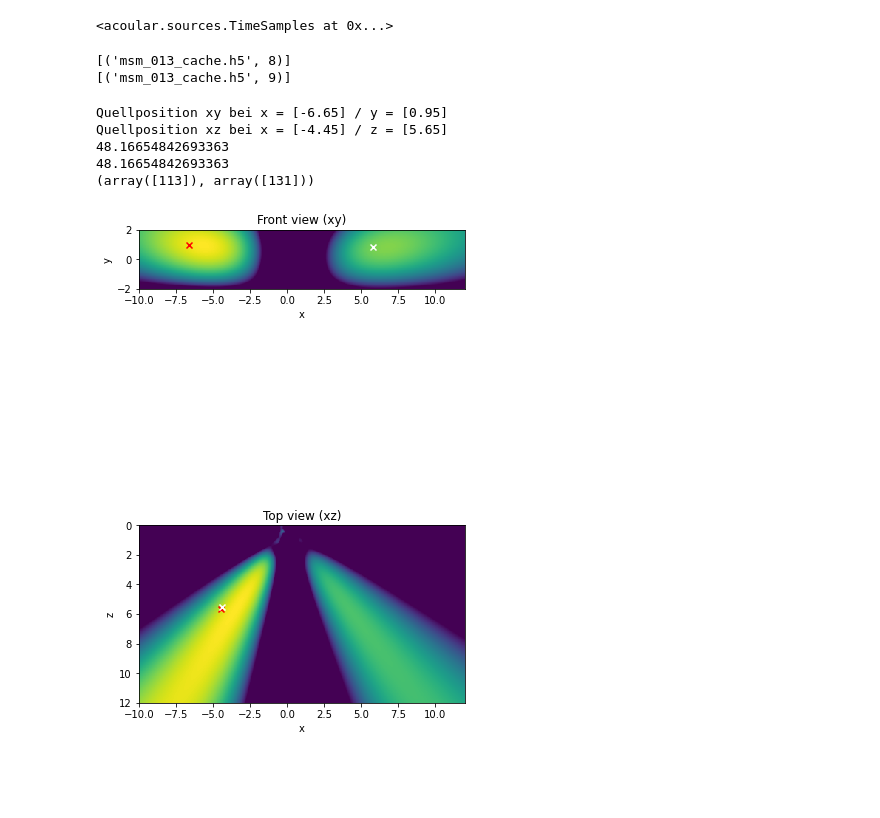
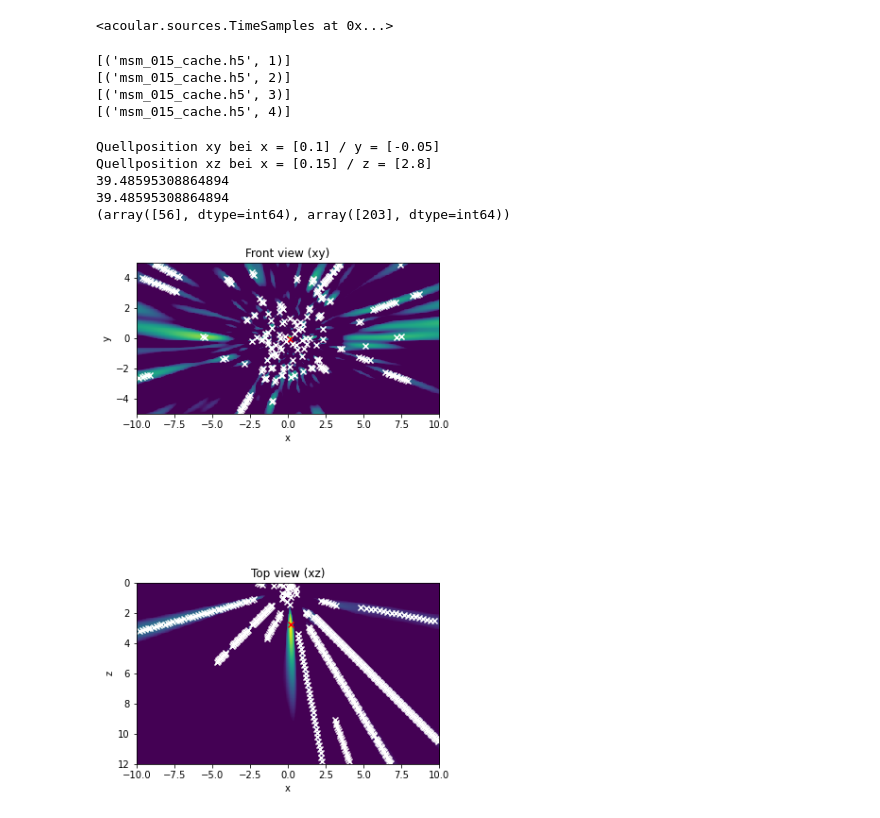
Before and after one commit to AdiBugaddi/MAP_eval, a Jupyter notebook: Auswertungsskript_3D.ipynb, the cells around one changed output. Saved outputs shown, nothing was run; the diff lists cells and outputs as text; code cells hidden in the pictures; blank space fills up the shorter version.

```diff
--- a/Auswertungsskript_3D.ipynb
+++ b/Auswertungsskript_3D.ipynb
@@ -25,7 +25,7 @@ def Rx(theta):
 
 for i in range (64):
     Punkt = [mg.mpos[0][i],mg.mpos[1][i],mg.mpos[2][i]]
-    rot = np.array(Punkt * Rx(np.radians(-45)))
+    rot = np.array(Punkt * Rx(np.radians(-40)))
     #print(rot[0][0])
     mg.mpos[0][i] = rot[0][0]
     mg.mpos[1][i] = rot[0][1]
@@ -76,16 +76,16 @@ ts = acoular.PointSource(signal = sim_signal1,          # Signal der Quelle
 # %%
 #Einlesen der Daten:
 #ts = acoular.TimeSamples( name='Messungen WFS\msm_025.h5' )
-ts = acoular.TimeSamples( name='Messungen_WFS/msm_013.h5' )
+ts = acoular.TimeSamples( name='Messungen WFS/msm_015.h5' )
 ts
 # %% [output]
 <acoular.sources.TimeSamples at 0x...>
 # %%
 
 #Grid erstellen
-rg = acoular.RectGrid3D(x_min=-10, x_max=12,
-                       y_min=-2, y_max=2,
-                       z_min=9, z_max=9,
+rg = acoular.RectGrid3D(x_min=-10, x_max=10,
+                       y_min=-5, y_max=5,
+                       z_min=2, z_max=2,
                        increment=0.05)
 #rg = acoular.RectGrid(x_min=-10, x_max=12,
 #                       y_min=-2, y_max=2,
@@ -102,7 +102,7 @@ st = acoular.SteeringVector( grid=rg,
 #Spectrum erstellen:
 ps = acoular.PowerSpectra( time_data=ts,
                            block_size=512,
-                           freq_range=[1000, 2500],
+                           freq_range=[1000, 5000],
                            window='Hanning' ) # Für bessere Auflösung hier Block_size erhöhen -> höherer Rechnenaufwand, daher jetzt erstmal mit 128
 
 
@@ -112,8 +112,8 @@ bb = acoular.BeamformerBase( freq_data=ps,
                              #Grid erstellen
 
  #=================== TOP VIEW =====================
-rg2 = acoular.RectGrid3D(x_min=-10, x_max=12,
-                       y_min=0.60, y_max=0.60,
+rg2 = acoular.RectGrid3D(x_min=-10, x_max=10,
+                       y_min=0, y_max=0,
                        z_min=0, z_max=12,
                        increment=0.05)
 
@@ -127,7 +127,7 @@ st2 = acoular.SteeringVector(grid=rg2,
 #Spectrum erstellen:
 ps2 = acoular.PowerSpectra(time_data=ts,
                            block_size=512,
-                           freq_range=[900, 2500],
+                           freq_range=[900, 5000],
                            window='Hanning' ) # Für bessere Auflösung hier Block_size erhöhen -> höherer Rechnenaufwand, daher jetzt erstmal mit 128
 
 
@@ -139,7 +139,7 @@ bb2 = acoular.BeamformerBase(freq_data=ps2,
 # 500 1000 2000
 # 500 630 800 1000 1250 1600 2000 2500 3150 4000 5000 6300 8000 10000 12500 16000 20000
 
-Frequenz = 1000
+Frequenz = 4000
 tolerance = 10
 pm = bb.synthetic(Frequenz, 0)
 pm2 = bb2.synthetic(Frequenz, 0)
@@ -147,8 +147,10 @@ pm2 = bb2.synthetic(Frequenz, 0)
 #Lm = acoular.L_p( pm )
 #Lm = (Lm[0:],Lm[1:])
 # %% [output]
-[('msm_013_cache.h5', 8)]
-[('msm_013_cache.h5', 9)]
+[('msm_015_cache.h5', 1)]
+[('msm_015_cache.h5', 2)]
+[('msm_015_cache.h5', 3)]
+[('msm_015_cache.h5', 4)]
 # %%
 fig=plt.figure(1,(10,10))
 
@@ -193,10 +195,12 @@ plt.imshow(acoular.L_p(map_z.T),
            origin='lower',
            interpolation='nearest',
            extent=(rg.x_min, rg.x_max, rg.y_min, rg.y_max))
-plt.scatter(np.where(Lm_z.T == max_pegel_z[0])[1]*rg.increment-((rg.x_max-rg.x_min)/2),np.where(Lm_z.T == max_pegel_z[0])[0]*rg.increment-((rg.y_max-rg.y_min)/2),  c='red',  marker = 'x')
-print(f'Quellposition xy bei x = {np.where(Lm_z.T == max_pegel_z[0])[1]*rg.increment-((rg.x_max-rg.x_min)/2)} / y = {np.where(Lm_z.T == max_pegel_z[0])[0]*rg.increment-((rg.y_max-rg.y_min)/2)}')
-for i in range(1,len(max_pegel_z)):
-    plt.scatter(np.where(Lm_z.T == max_pegel_z[i])[1]*rg.increment-((rg.x_max-rg.x_min)/2),np.where(Lm_z.T == max_pegel_z[i])[0]*rg.increment-((rg.y_max-rg.y_min)/2),  c='white',  marker = 'x')
+if (len(max_pegel_z) > 0):
+    plt.scatter(np.where(Lm_z.T == max_pegel_z[0])[1]*rg.increment-((rg.x_max-rg.x_min)/2),np.where(Lm_z.T == max_pegel_z[0])[0]*rg.increment-((rg.y_max-rg.y_min)/2),  c='red',  marker = 'x')
+    print(f'Quellposition xy bei x = {np.where(Lm_z.T == max_pegel_z[0])[1]*rg.increment-((rg.x_max-rg.x_min)/2)} / y = {np.where(Lm_z.T == max_pegel_z[0])[0]*rg.increment-((rg.y_max-rg.y_min)/2)}')
+if (len(max_pegel_z) > 1):
+    for i in range(1,len(max_pegel_z)):
+        plt.scatter(np.where(Lm_z.T == max_pegel_z[i])[1]*rg.increment-((rg.x_max-rg.x_min)/2),np.where(Lm_z.T == max_pegel_z[i])[0]*rg.increment-((rg.y_max-rg.y_min)/2),  c='white',  marker = 'x')
 plt.xlabel('x')
 plt.ylabel('y')
 plt.title('Front view (xy)' )
@@ -223,38 +227,39 @@ max_values_y = np.array(max_values_y)
 
 max_values_rot_y = []
 for i in range(len(Lm_y_rot_max[0])):
     max_value_rot_y = Lm_y_rot[Lm_y_rot_max[0][i]][Lm_y_rot_max[1][i]]
 
     if (max_value_rot_y >= np.amax(Lm_y.T) - tolerance):
         max_values_rot_y .append(max_value_rot_y)
 max_values_rot_y = np.array(max_values_rot_y)
 
 max_pegel_y = []
 for i in range(len(max_values_y)):
 
     if (max_values_y[i] in max_values_rot_y):
         max_pegel_y .append(max_values_y[i])
 max_pegel_y = np.sort(max_pegel_y)
 max_pegel_y = max_pegel_y[::-1]
 plt.imshow(acoular.L_p(map_y.T), vmax=mx, vmin=mx-10, origin='upper', interpolation='nearest',
        extent=(rg2.x_min, rg2.x_max, rg2.z_max, rg2.z_min))
 plt.scatter(np.where(Lm_y.T == max_pegel_y[0])[1]*rg.increment-((rg.x_max-rg.x_min)/2),np.where(Lm_y.T == max_pegel_y[0])[0]*rg.increment,  c='red',  marker = 'x')
 print(f'Quellposition xz bei x = {np.where(Lm_y.T == max_pegel_y[0])[1]*rg.increment-((rg.x_max-rg.x_min)/2)} / z = {np.where(Lm_y.T == max_pegel_y[0])[0]*rg.increment}')
-for i in range(1,len(max_pegel_z)):
-    plt.scatter(np.where(Lm_y.T == max_pegel_y[i])[1]*rg.increment-((rg.x_max-rg.x_min)/2), np.where(Lm_y.T == max_pegel_y[i])[0]*rg.increment+((rg.z_max-rg.z_min)/2),  c='white',  marker = 'x')
+if (len(max_pegel_y) > 1):
+    for i in range(1,len(max_pegel_y)):
+        plt.scatter(np.where(Lm_y.T == max_pegel_y[i])[1]*rg.increment-((rg.x_max-rg.x_min)/2), np.where(Lm_y.T == max_pegel_y[i])[0]*rg.increment+((rg.z_max-rg.z_min)/2),  c='white',  marker = 'x')
 plt.xlabel('x')
 plt.ylabel('z')
 plt.title('Top view (xz)' )
 #plt.colorbar()
 plt.tight_layout()
 
 print(max_pegel_y[0])
 print(np.max(Lm_y))
 print(np.where(Lm_y.T == max_pegel_y[0]))
 # %% [output]
-Quellposition xy bei x = [-6.65] / y = [0.95]
-Quellposition xz bei x = [-4.45] / z = [5.65]
-48.16654842693363
-48.16654842693363
-(array([113]), array([131]))
+Quellposition xy bei x = [0.1] / y = [-0.05]
+Quellposition xz bei x = [0.15] / z = [2.8]
+39.48595308864894
+39.48595308864894
+(array([56], dtype=int64), array([203], dtype=int64))
-[figure, old version]
+[figure, new version]
```
Also changed, not shown: parts of 1 cell of this notebook, 1 other file.
